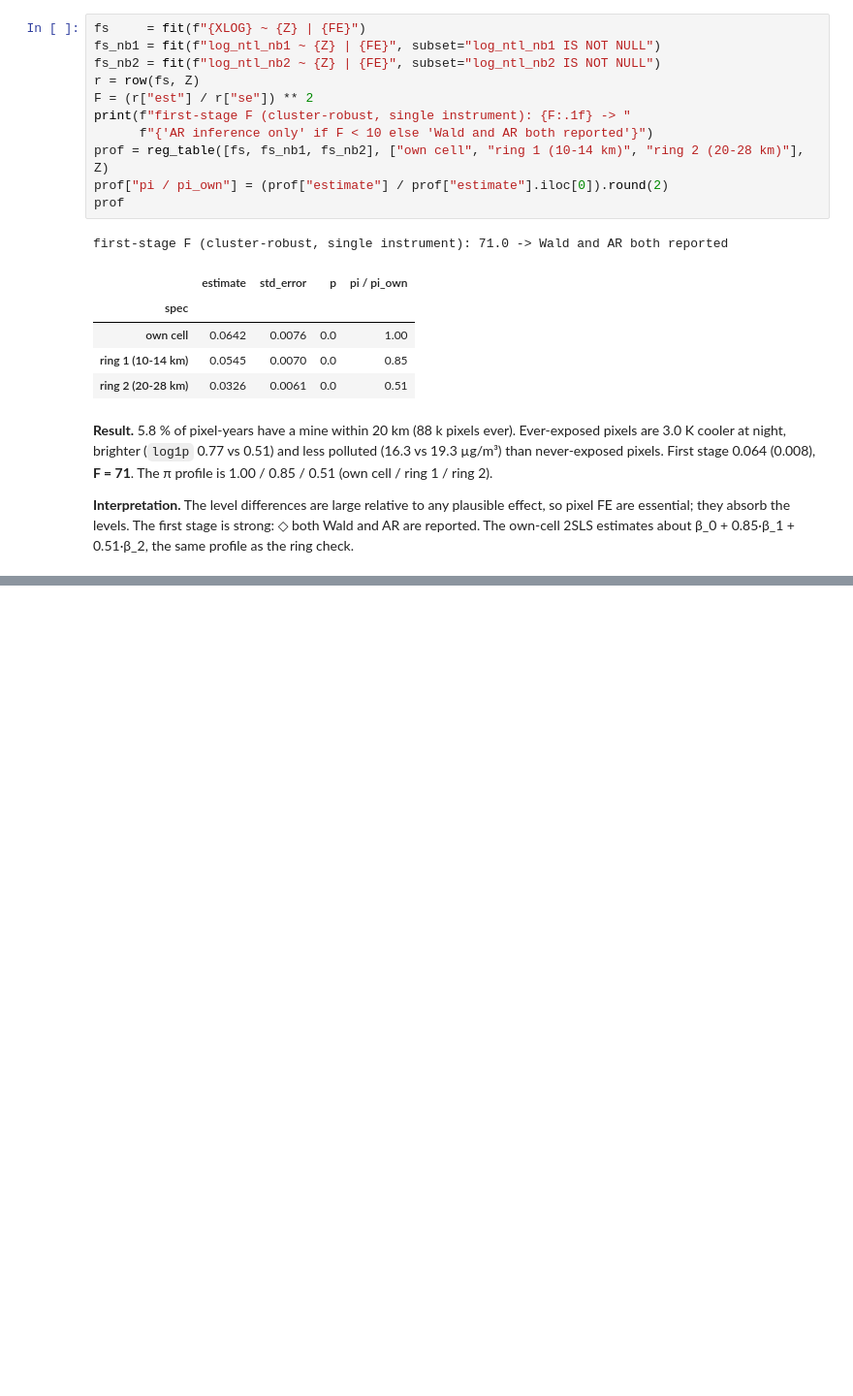
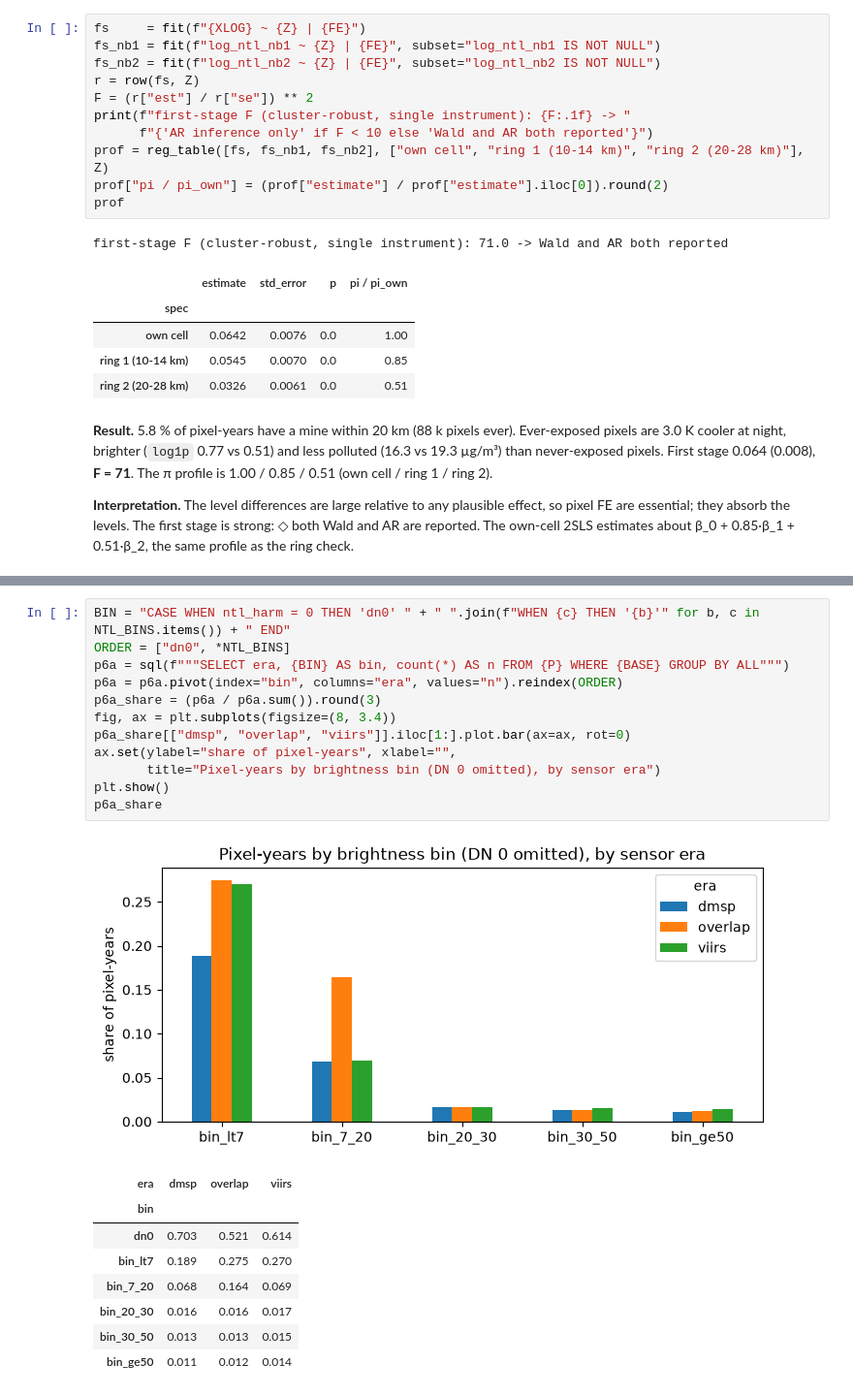
Before and after one commit to felixschulz385/growth-and-temperature, a Jupyter notebook: output/notebooks/01_pre_analysis.ipynb, the cells around one changed output, grey strips where cells are left out. Shown at 97% size. Drawn from its saved outputs; the diff is of its cells as text; blank space fills up the shorter version.

```diff
--- a/output/notebooks/01_pre_analysis.ipynb
+++ b/output/notebooks/01_pre_analysis.ipynb
@@ -264,0 +293,22 @@ not a finding about the physics.
+# %%
+BIN = "CASE WHEN ntl_harm = 0 THEN 'dn0' " + " ".join(f"WHEN {c} THEN '{b}'" for b, c in NTL_BINS.items()) + " END"
+ORDER = ["dn0", *NTL_BINS]
+p6a = sql(f"""SELECT era, {BIN} AS bin, count(*) AS n FROM {P} WHERE {BASE} GROUP BY ALL""")
+p6a = p6a.pivot(index="bin", columns="era", values="n").reindex(ORDER)
+p6a_share = (p6a / p6a.sum()).round(3)
+fig, ax = plt.subplots(figsize=(8, 3.4))
+p6a_share[["dmsp", "overlap", "viirs"]].iloc[1:].plot.bar(ax=ax, rot=0)
+ax.set(ylabel="share of pixel-years", xlabel="",
+       title="Pixel-years by brightness bin (DN 0 omitted), by sensor era")
+plt.show()
+p6a_share
+# %% [output]
+[figure, added]
+| era | dmsp | overlap | viirs |
+| bin |  |  |  |
+| dn0 | 0.703 | 0.521 | 0.614 |
+| bin_lt7 | 0.189 | 0.275 | 0.270 |
+| bin_7_20 | 0.068 | 0.164 | 0.069 |
+| bin_20_30 | 0.016 | 0.016 | 0.017 |
+| bin_30_50 | 0.013 | 0.013 | 0.015 |
+| bin_ge50 | 0.011 | 0.012 | 0.014 |
```
Also changed, not shown: parts of 16 cells of this notebook, 1 other file.
